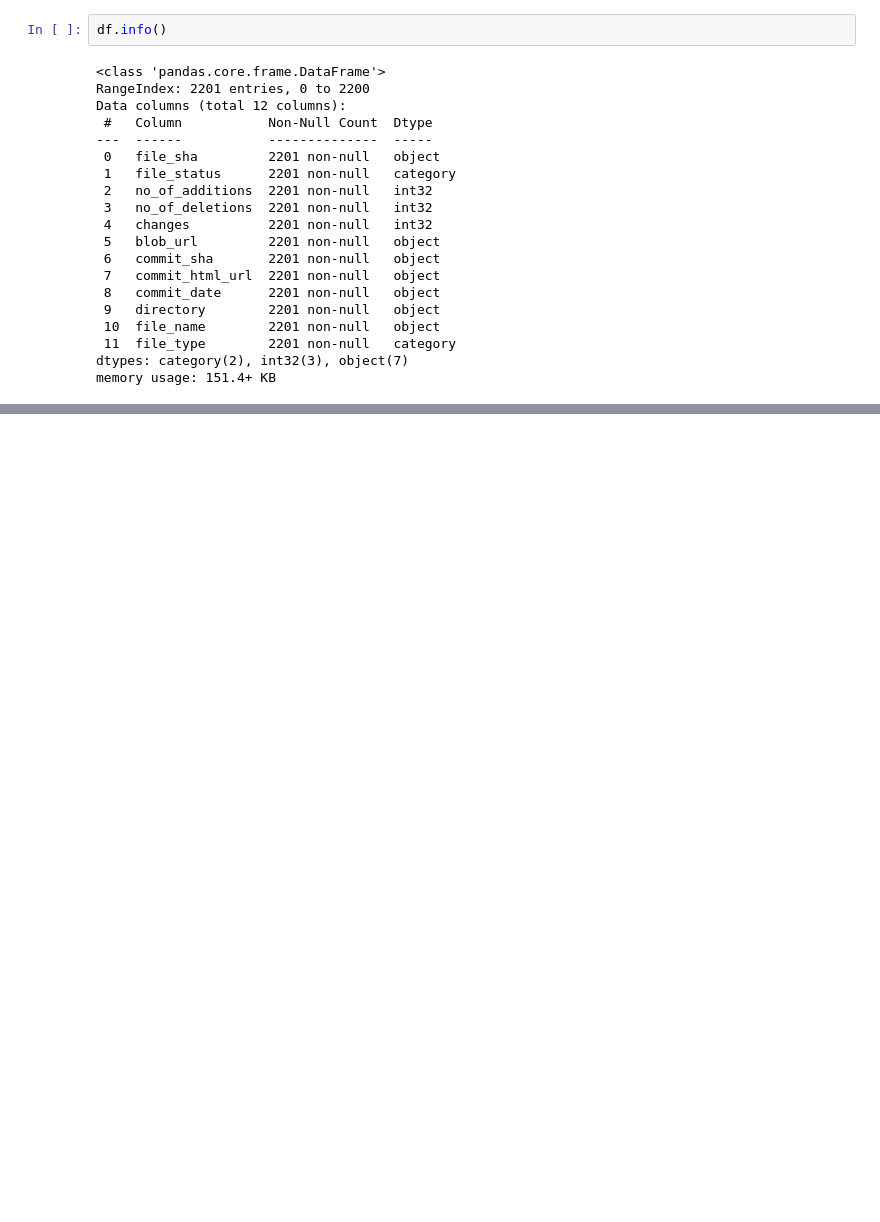
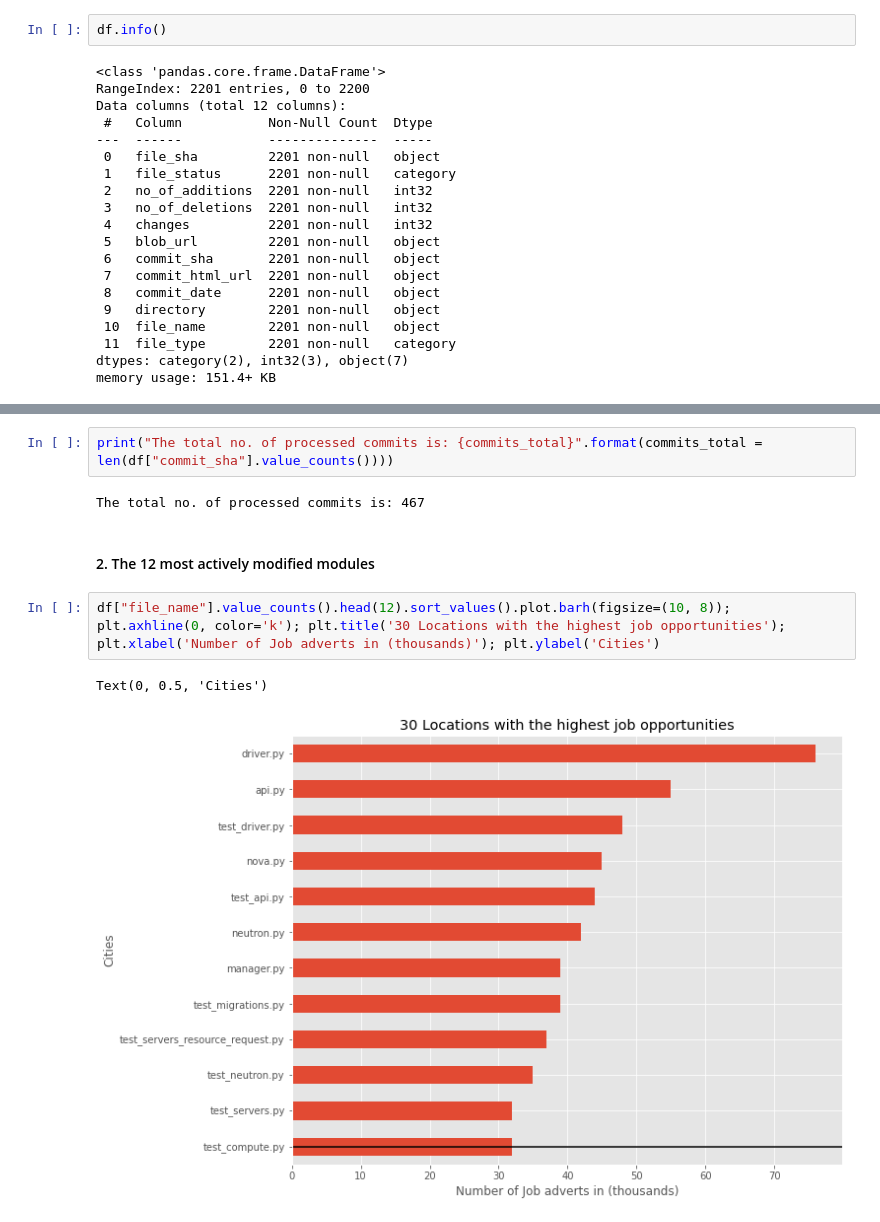
Before and after one commit to TempleOkosun/Mining-OpenStackNova, a Jupyter notebook: Mining OpenStackNova Repo Notebook.ipynb, the cells around one changed output, grey strips where cells are left out. Drawn from its saved outputs; the diff is of its cells as text; blank space fills up the shorter version.

```diff
--- a/Mining OpenStackNova Repo Notebook.ipynb
+++ b/Mining OpenStackNova Repo Notebook.ipynb
@@ -159,0 +179,11 @@ memory usage: 151.4+ KB
+# %%
+print("The total no. of processed commits is: {commits_total}".format(commits_total = len(df["commit_sha"].value_counts())))
+# %% [output]
+The total no. of processed commits is: 467
+# %% [markdown]
+#### 2. The 12 most actively modified modules
+# %%
+df["file_name"].value_counts().head(12).sort_values().plot.barh(figsize=(10, 8)); plt.axhline(0, color='k'); plt.title('30 Locations with the highest job opportunities'); plt.xlabel('Number of Job adverts in (thousands)'); plt.ylabel('Cities')
+# %% [output]
+Text(0, 0.5, 'Cities')
+[figure, added]
```
Also changed, not shown: parts of 11 cells of this notebook, 2 other files.
